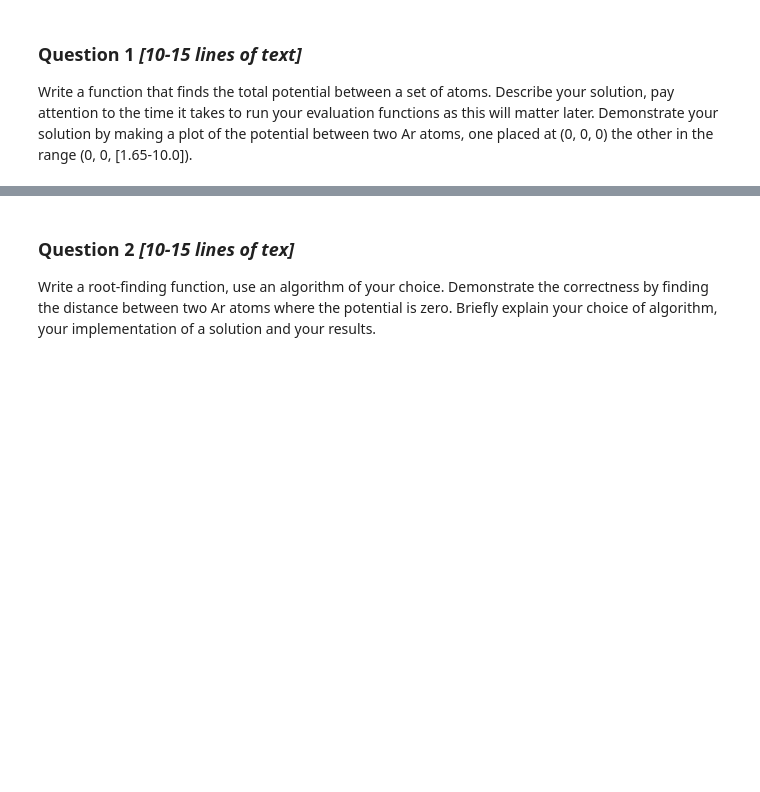
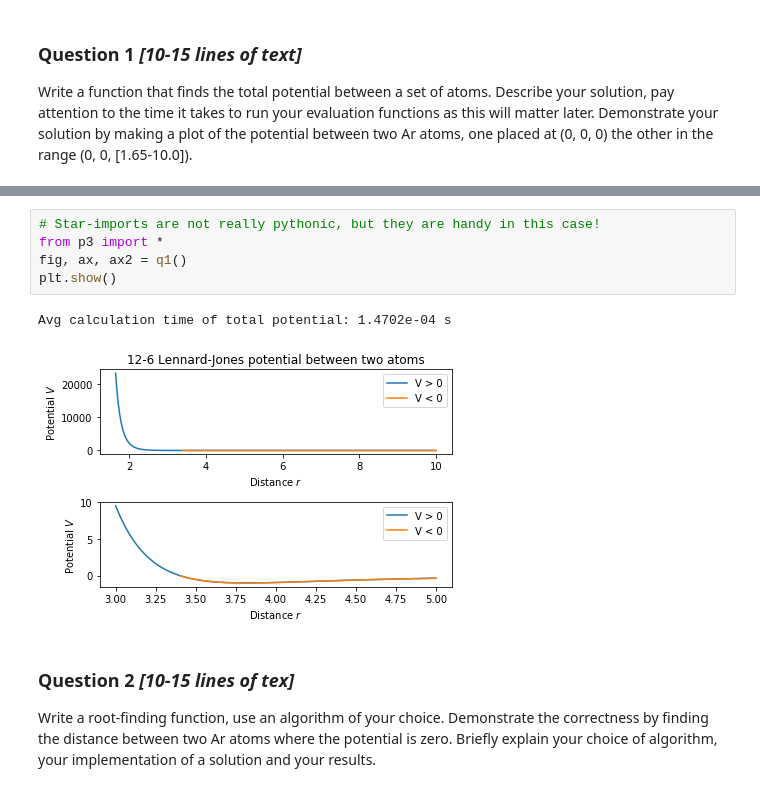
Before and after one commit to NikolaiNielsen/ScientificComputing, a Jupyter notebook: project3/Lennard Jones.ipynb, the cells around one changed output, grey strips where cells are left out. Saved outputs shown, nothing was run; the diff lists cells and outputs as text; blank space fills up the shorter version.

```diff
--- a/project3/Lennard Jones.ipynb
+++ b/project3/Lennard Jones.ipynb
@@ -55,3 +61,11 @@ Write a function that finds the total potential between a set of atoms. Describe
+# %%
+# Star-imports are not really pythonic, but they are handy in this case!
+from p3 import *
+fig, ax, ax2 = q1()
+plt.show()
+# %% [output]
+Avg calculation time of total potential: 1.4702e-04 s
+[figure, added]
 # %% [markdown]
 ### Question 2 _[10-15 lines of tex]_
 
```
Also changed, not shown: parts of 4 cells of this notebook.
